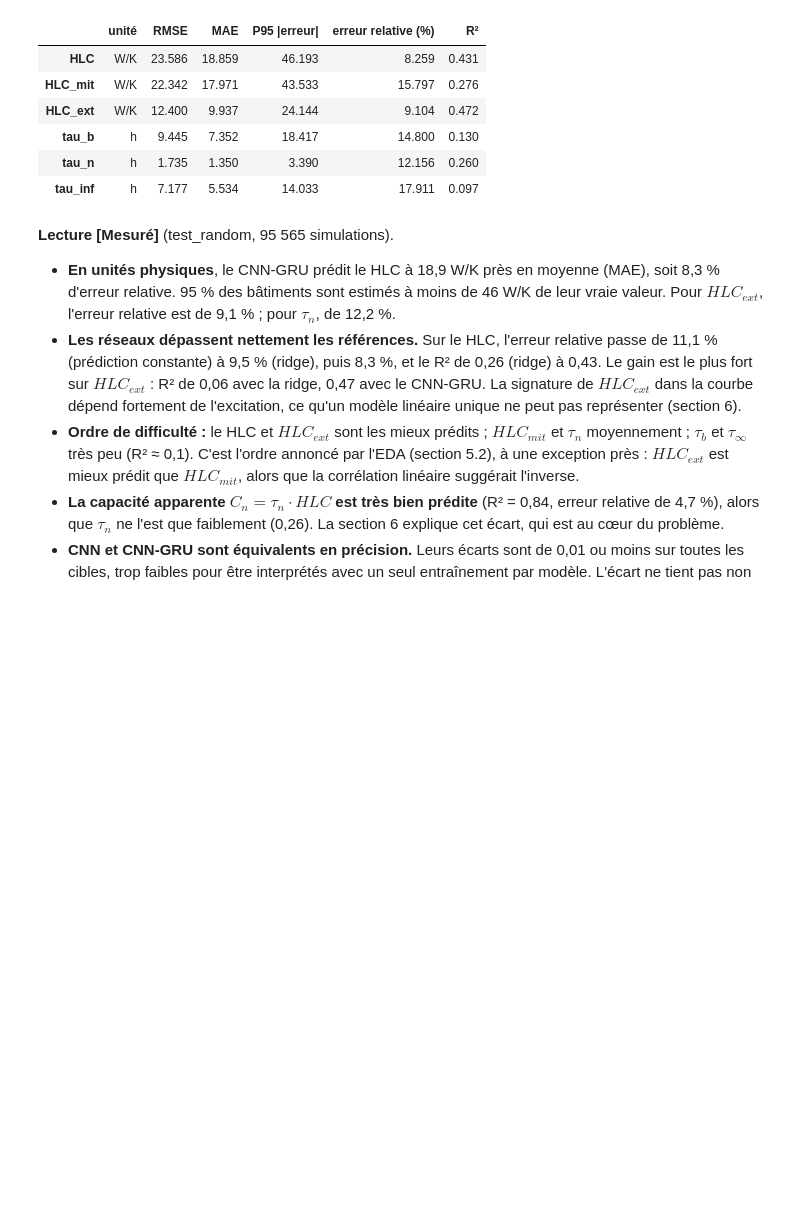
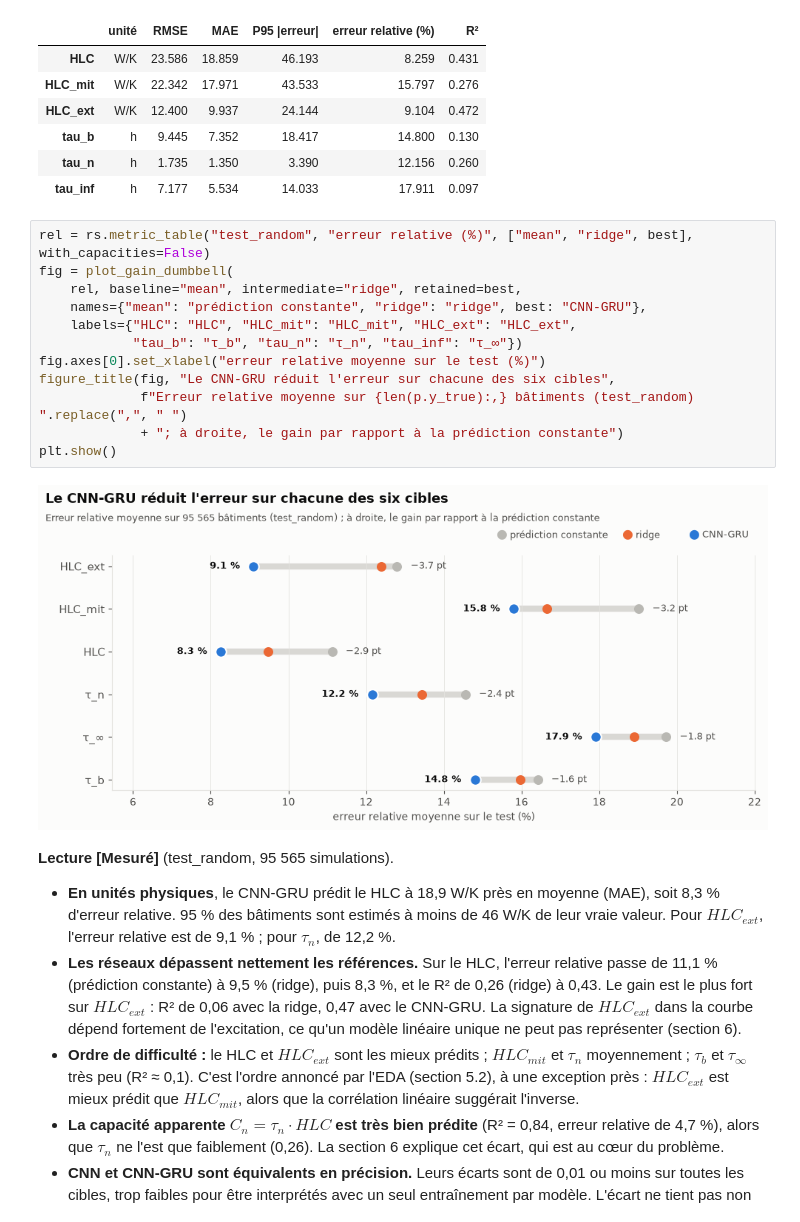
Before and after one commit to soufiane-ech/coEnergy-assessment, a Jupyter notebook: notebooks/02_modelisation.ipynb, the cells around one changed output. Drawn from its saved outputs; the diff is of its cells as text; blank space fills up the shorter version.

```diff
--- a/notebooks/02_modelisation.ipynb
+++ b/notebooks/02_modelisation.ipynb
@@ -193,6 +198,20 @@ regression_metrics(p.y_true, p.y_pred)
 | tau_b | h | 9.445 | 7.352 | 18.417 | 14.800 | 0.130 |
 | tau_n | h | 1.735 | 1.350 | 3.390 | 12.156 | 0.260 |
 | tau_inf | h | 7.177 | 5.534 | 14.033 | 17.911 | 0.097 |
+# %%
+rel = rs.metric_table("test_random", "erreur relative (%)", ["mean", "ridge", best], with_capacities=False)
+fig = plot_gain_dumbbell(
+    rel, baseline="mean", intermediate="ridge", retained=best,
+    names={"mean": "prédiction constante", "ridge": "ridge", best: "CNN-GRU"},
+    labels={"HLC": "HLC", "HLC_mit": "HLC_mit", "HLC_ext": "HLC_ext",
+            "tau_b": "τ_b", "tau_n": "τ_n", "tau_inf": "τ_∞"})
+fig.axes[0].set_xlabel("erreur relative moyenne sur le test (%)")
+figure_title(fig, "Le CNN-GRU réduit l'erreur sur chacune des six cibles",
+             f"Erreur relative moyenne sur {len(p.y_true):,} bâtiments (test_random) ".replace(",", " ")
+             + "; à droite, le gain par rapport à la prédiction constante")
+plt.show()
+# %% [output]
+[figure, added]
 # %% [markdown]
 **Lecture [Mesuré]** (test_random, 95 565 simulations).
 - **En unités physiques**, le CNN-GRU prédit le HLC à 18,9 W/K près en moyenne (MAE), soit 8,3 % d'erreur relative. 95 % des bâtiments sont estimés à moins de 46 W/K de leur vraie valeur. Pour $HLC_{ext}$, l'erreur relative est de 9,1 % ; pour $\tau_n$, de 12,2 %.
```
Also changed, not shown: parts of 23 cells of this notebook, 2 other files.
